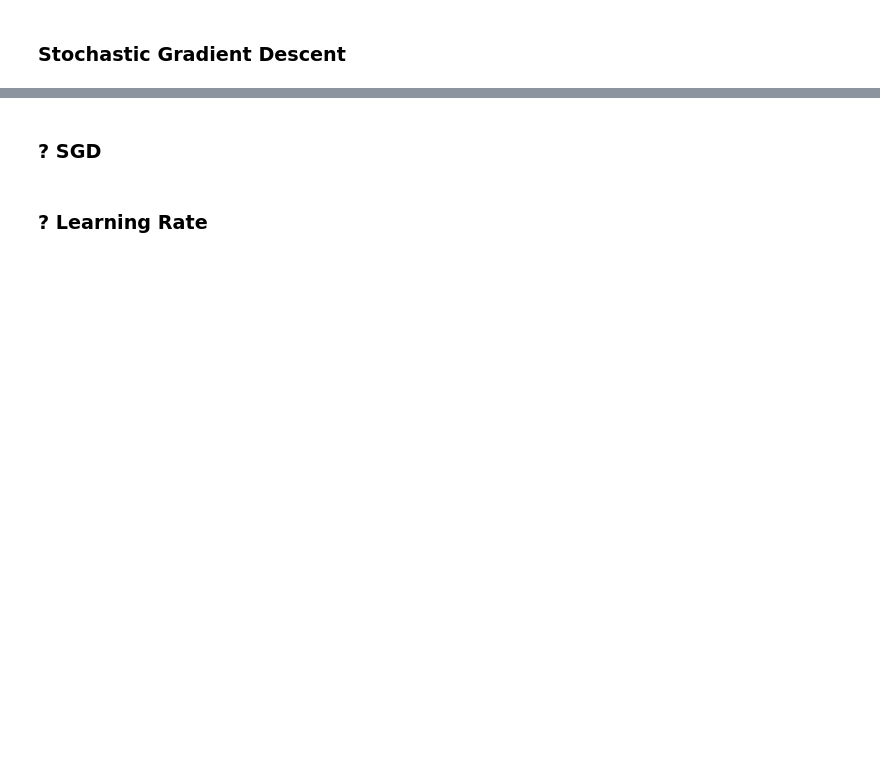
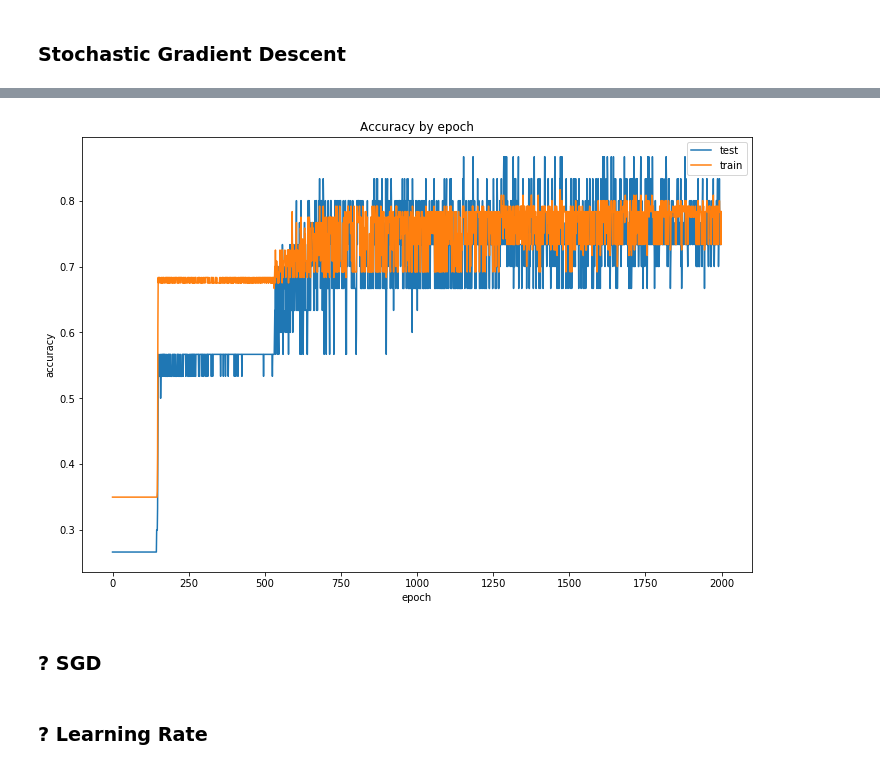
Before and after one commit to jackersson/cv-course-vntu, a Jupyter notebook: neural-networks-basics/advanced/neural_networks_advanced.ipynb, the cells around one changed output, grey strips where cells are left out. Drawn from its saved outputs; the diff is of its cells as text; code cells hidden in the pictures; blank space fills up the shorter version.

```diff
--- a/neural-networks-basics/advanced/neural_networks_advanced.ipynb
+++ b/neural-networks-basics/advanced/neural_networks_advanced.ipynb
@@ -598,4 +732,5 @@ print(f"Classes: {classes}, \nNum classes: {len(classes)}")
 # %%
-network = NetworkBasic([X.shape[1], Y.shape[1]])
+network = NetworkBasic([X.shape[1], 10, 10, Y.shape[1]])
+accuracy = []
 # %%
 epochs = 1000
@@ -622,7 +769,7 @@ plt.show()
 # %% [markdown]
 ### Under/Over fitting
 # %%
-network = NetworkBasic([X.shape[1], Y.shape[1]])
+network = NetworkBasic([X.shape[1], 10, 10, Y.shape[1]])
 # %%
 epochs = 1000
 test_accuracy = []
@@ -677,13 +837,21 @@ class NetworkSGD(NetworkBasic):
             for mini_batch in mini_batches:
                 self._update(mini_batch, learning_rate)
 # %%
-network = NetworkSGD([X.shape[1], Y.shape[1]])
+network = NetworkBasic([X.shape[1], 10, 10, Y.shape[1]])
+test_accuracy = []
+train_accuracy = []
 # %%
 epochs = 1000
-test_accuracy = []
-train_accuracy = []
+batch_size = 10
+
+learning_rate = 0.1
+n = len(train_data)
 for i in range(epochs):
-    network.update(train_data, learning_rate=0.1)
+    random.shuffle(train_data)
+    mini_batches = [
+            train_data[k:k+batch_size] for k in range(0, n, batch_size)]
+    for mini_batch in mini_batches:
+        network.update(mini_batch, learning_rate)
 
     test_accuracy.append(evaluate(network, test_data))
     train_accuracy.append(evaluate(network, train_data))
@@ -693,3 +872,13 @@ for i in range(epochs):
+# %%
+test_plot, = plt.plot(range(len(test_accuracy)), test_accuracy)
+train_plot, = plt.plot(range(len(train_accuracy)), train_accuracy)
+plt.legend([test_plot, train_plot], ['test', 'train'])
+plt.xlabel("epoch")
+plt.ylabel("accuracy")
+plt.title("Accuracy by epoch")
+plt.show()
+# %% [output]
+[figure, added]
 # %% [markdown]
 ### ? SGD
 # %% [markdown]
```
Also changed, not shown: parts of 36 cells of this notebook, 1 other file.
